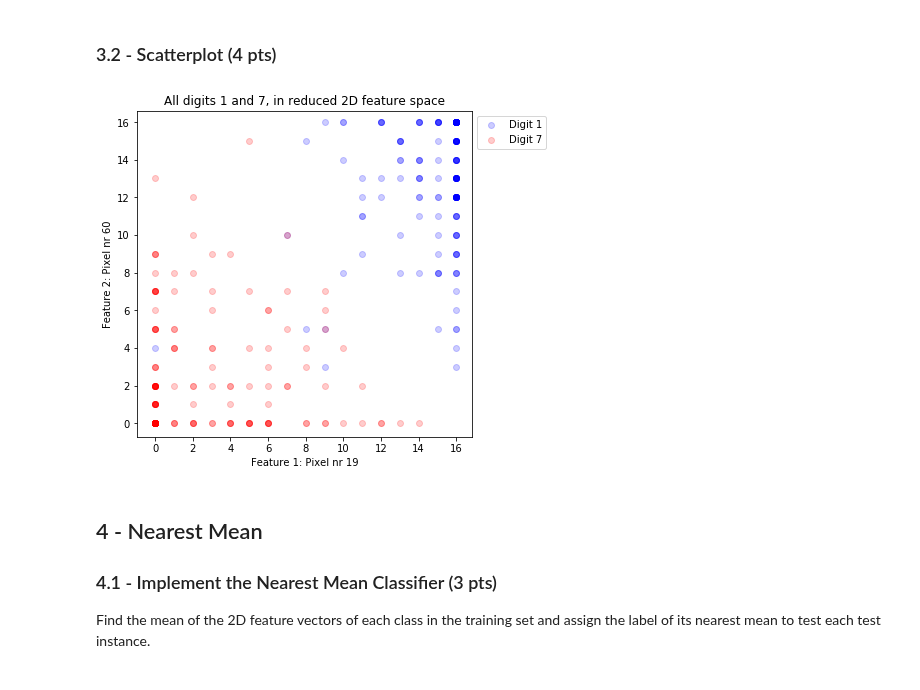
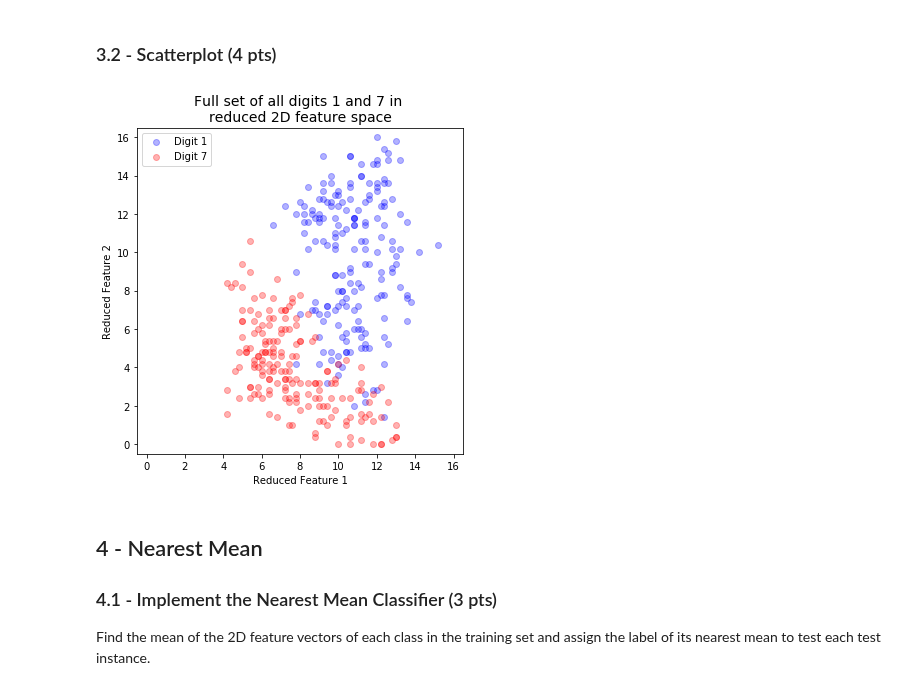
Before and after one commit to eliaserland/heidelberg-courses, a Jupyter notebook: machine-learning/problem-set-2/qda-lda.ipynb, the cells around one changed output. Cells and saved outputs as stored; diff of their text form; code cells hidden in the pictures.

```diff
--- a/machine-learning/problem-set-2/qda-lda.ipynb
+++ b/machine-learning/problem-set-2/qda-lda.ipynb
@@ -57,19 +57,24 @@ mask_sevens   = (target == 7)
 data_ones   = data[mask_ones,:]
 data_sevens = data[mask_sevens,:]
 
+# Average flatten images for each digit.
 data_avg_one   = np.average(data_ones, axis=0)
 data_avg_seven = np.average(data_sevens, axis=0)
 
-pixel_candidates =  np.argsort(-np.abs(data_avg_one-data_avg_seven))[:2]
-print(pixel_candidates)
+# Top 10 pixels with largest difference in average values between the two classes.
+pixel_candidates =  np.argsort(-np.abs(data_avg_one-data_avg_seven))[0:10]
+print(np.sort(pixel_candidates))
 
+# Plot "flat" average images.
 plt.figure(figsize=(20,10))
 plt.gray()
 plt.imshow(data_avg_one[None,:], interpolation="nearest")
+plt.scatter(pixel_candidates, np.zeros_like(pixel_candidates), color='red')
 plt.show()
 
 plt.figure(figsize=(20,10))
 plt.gray()
 plt.imshow(data_avg_seven[None,:], interpolation="nearest")
+plt.scatter(pixel_candidates, np.zeros_like(pixel_candidates), color='red')
 plt.show()
 # %% [output]
@@ -107,3 +109,0 @@ Thus, we implement an function to reduce the number of dimensions from 64 to 2.
-# %%
-def reduce_dim(x):
-    return x[:,pixel_candidates]
@@ -110,20 +116,28 @@ def reduce_dim(x):
+# %%
+def reduce_dim(x):
+    pixels = np.sort(pixel_candidates)
+    a = np.mean(x[:,pixels[0:5]],axis=1)
+    b = np.mean(x[:,pixels[5:]],axis=1)
+    return np.stack([a,b], axis=-1)
 # %% [markdown]
 ### 3.2 - Scatterplot (4 pts)
 # %%
 reduced_ones   = reduce_dim(data_ones)
 reduced_sevens = reduce_dim(data_sevens)
 
 plt.figure(figsize=(6,6))
-plt.scatter(reduced_ones[:,0], reduced_ones[:,1], c="b", alpha=0.2, label='Digit 1')
-plt.scatter(reduced_sevens[:,0], reduced_sevens[:,1], c="r", alpha=0.2,label='Digit 7')
-plt.axes().set_aspect('equal', 'datalim')
-plt.xlabel('Feature 1: Pixel nr 19')
-plt.ylabel('Feature 2: Pixel nr 60')
-plt.title('All digits 1 and 7, in reduced 2D feature space', fontsize=12)
-plt.legend(bbox_to_anchor=(1, 1), loc='upper left', ncol=1)
-plt.show()
+plt.scatter(reduced_ones[:,0], reduced_ones[:,1], c="b", alpha=0.3, label='Digit 1')
+plt.scatter(reduced_sevens[:,0], reduced_sevens[:,1], c="r", alpha=0.3,label='Digit 7')
+plt.axes().set_aspect('equal')
+plt.axes().set_xlim(-.5,16.5)
+plt.axes().set_ylim(-.5,16.5)
+plt.xlabel('Reduced Feature 1')
+plt.ylabel('Reduced Feature 2')
+plt.title('Full set of all digits 1 and 7 in \nreduced 2D feature space', fontsize=14)
+plt.legend()
+plt.savefig('alldigits_1_7_reduced.pdf')
 # %% [output]
-[figure, old version]
+[figure, new version]
 # %% [markdown]
 ## 4 - Nearest Mean
 ### 4.1 - Implement the Nearest Mean Classifier (3 pts)
```
Also changed, not shown: parts of 21 cells of this notebook, 3 other files.
